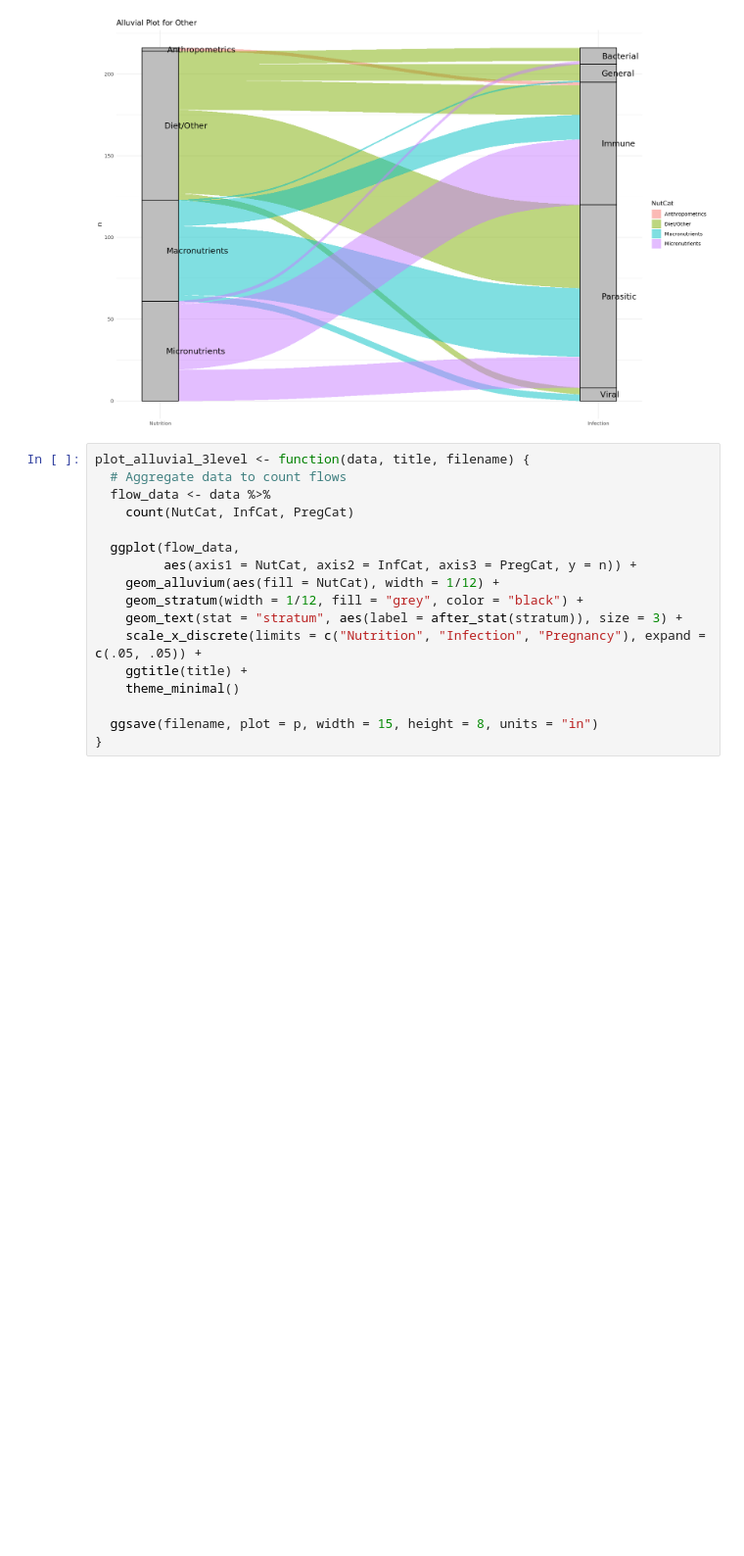
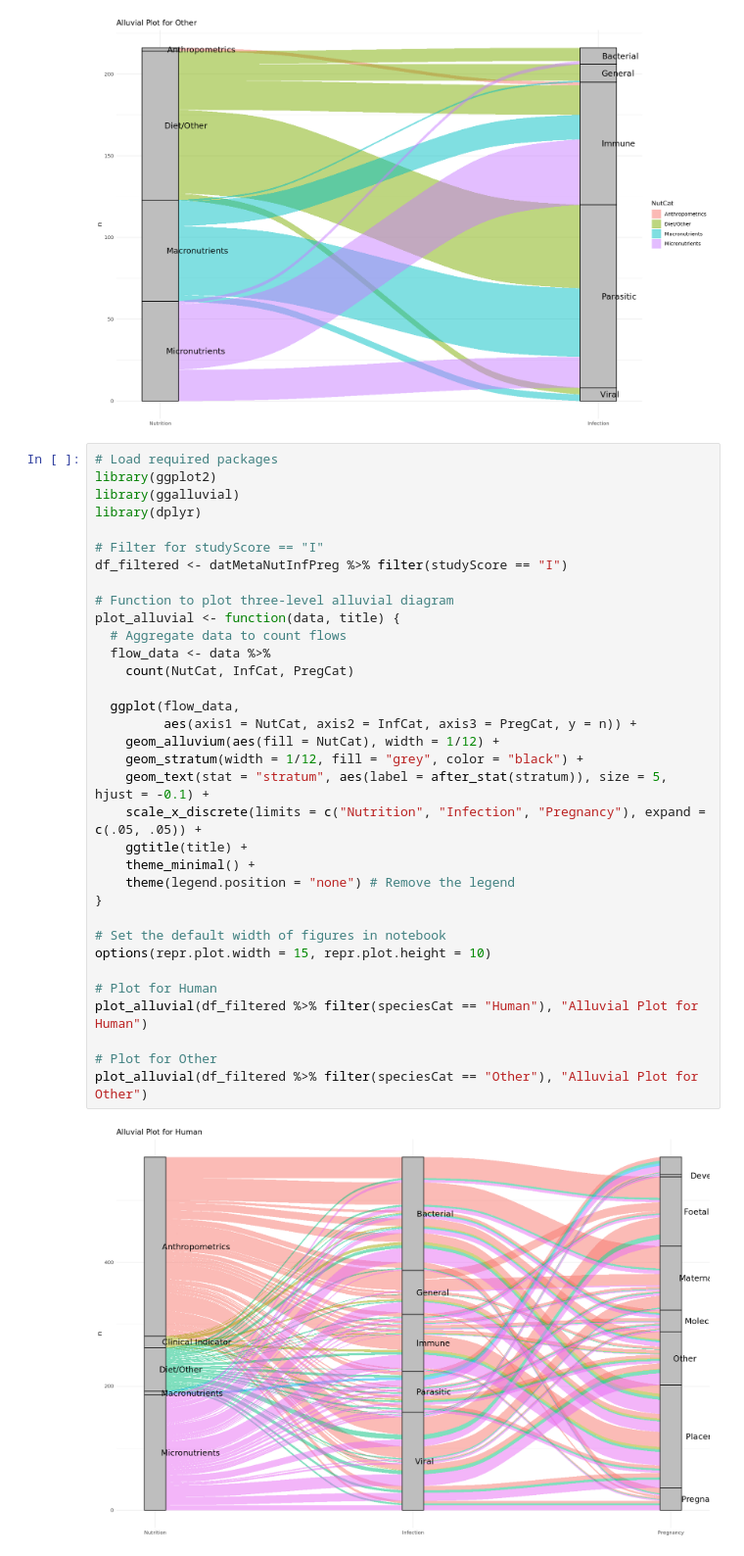
Before and after one commit to alexjvr1/EVE_lab_public, a Jupyter notebook: scoping_review_figs.ipynb, the cells around one changed output. Shown at 98% size. Cells and saved outputs as stored; diff of their text form; blank space fills up the shorter version.

Commit message:
3 part alluvial plot

```diff
--- a/scoping_review_figs.ipynb
+++ b/scoping_review_figs.ipynb
@@ -473,19 +493,38 @@ plot_alluvial(df_filtered %>% filter(speciesCat == "Other"), "Alluvial Plot for
 [figure]
 [figure]
 # %%
-plot_alluvial_3level <- function(data, title, filename) {
+# Load required packages
+library(ggplot2)
+library(ggalluvial)
+library(dplyr)
+
+# Filter for studyScore == "I"
+df_filtered <- datMetaNutInfPreg %>% filter(studyScore == "I")
+
+# Function to plot three-level alluvial diagram
+plot_alluvial <- function(data, title) {
   # Aggregate data to count flows
   flow_data <- data %>%
     count(NutCat, InfCat, PregCat)
 
   ggplot(flow_data,
          aes(axis1 = NutCat, axis2 = InfCat, axis3 = PregCat, y = n)) +
     geom_alluvium(aes(fill = NutCat), width = 1/12) +
     geom_stratum(width = 1/12, fill = "grey", color = "black") +
-    geom_text(stat = "stratum", aes(label = after_stat(stratum)), size = 3) +
+    geom_text(stat = "stratum", aes(label = after_stat(stratum)), size = 5, hjust = -0.1) +
     scale_x_discrete(limits = c("Nutrition", "Infection", "Pregnancy"), expand = c(.05, .05)) +
     ggtitle(title) +
-    theme_minimal()
+    theme_minimal() +
+    theme(legend.position = "none") # Remove the legend
+}
 
-  ggsave(filename, plot = p, width = 15, height = 8, units = "in")
-}
+# Set the default width of figures in notebook
+options(repr.plot.width = 15, repr.plot.height = 10)
+
+# Plot for Human
+plot_alluvial(df_filtered %>% filter(speciesCat == "Human"), "Alluvial Plot for Human")
+
+# Plot for Other
+plot_alluvial(df_filtered %>% filter(speciesCat == "Other"), "Alluvial Plot for Other")
+# %% [output]
+[figure, added]
```
Also changed, not shown: parts of 6 cells of this notebook.
